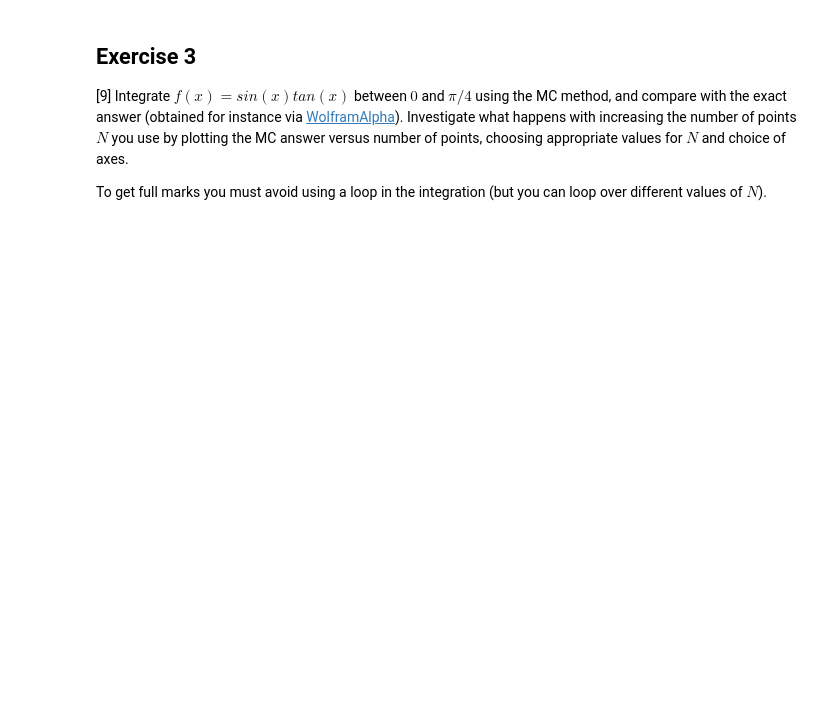
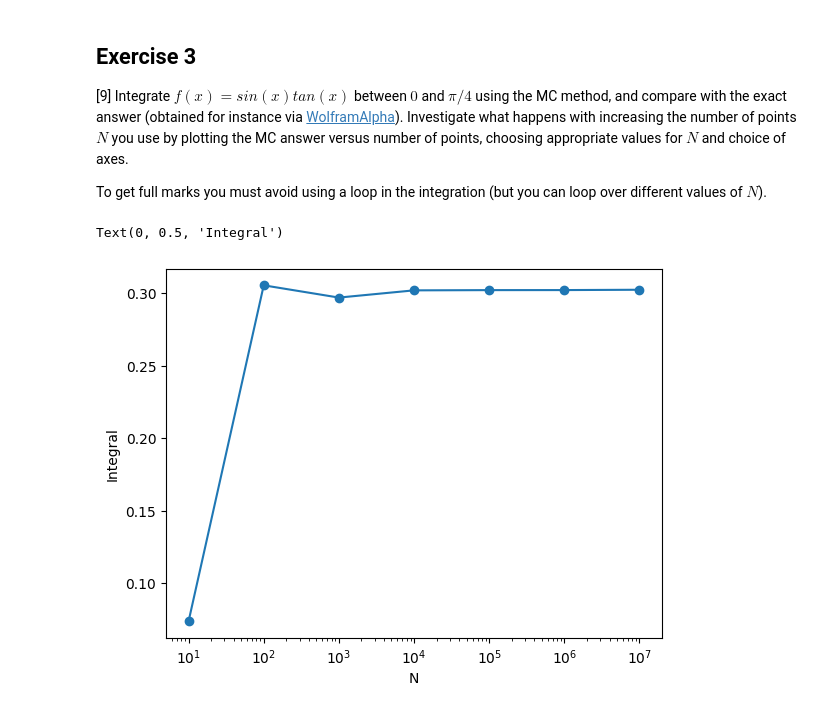
Before and after one commit to PX2145-2025/week-6-b-max-cook, a Jupyter notebook: Monte_Carlo.ipynb, the cells around one changed output. Cells and saved outputs as stored; diff of their text form; code cells hidden in the pictures; blank space fills up the shorter version.

```diff
--- a/Monte_Carlo.ipynb
+++ b/Monte_Carlo.ipynb
@@ -212,3 +241,29 @@ plt.plot(x[inpond==True], y[inpond==True],'b.')
 [9] Integrate $f(x) = sin(x)tan(x)$ between $0$ and $\pi/4$ using the MC method, and compare with the exact answer (obtained for instance via [WolframAlpha](https://www.wolframalpha.com/)). Investigate what happens with increasing the number of points $N$ you use by plotting the MC answer versus number of points, choosing appropriate values for $N$ and choice of axes.
 
  To get full marks you must avoid using a loop in the integration (but you can loop over different values of $N$).
+# %%
+N = np.array([10, 100, 1000, 10000, 100000, 1000000, 10000000])
+def f(x):
+    return np.sin(x)*np.tan(x)
+
+# empty list to store integral values
+integral_values = []
+
+for i in N:
+    x = np.random.rand(i)
+    integral = (np.pi/4) * np.mean(f(x))
+    # Append the calculated integral to the list
+    integral_values.append(integral)
+
+# Convert the list to a NumPy array
+integral_values = np.array(integral_values)
+
+# plotting the data
+plt.semilogx(N, integral_values, marker='o')
+plt.xlabel('N')
+plt.ylabel('Integral')
+
+# comparing with the exact value
+# %% [output]
+Text(0, 0.5, 'Integral')
+[figure, added]
```
Also changed, not shown: parts of 13 cells of this notebook.
